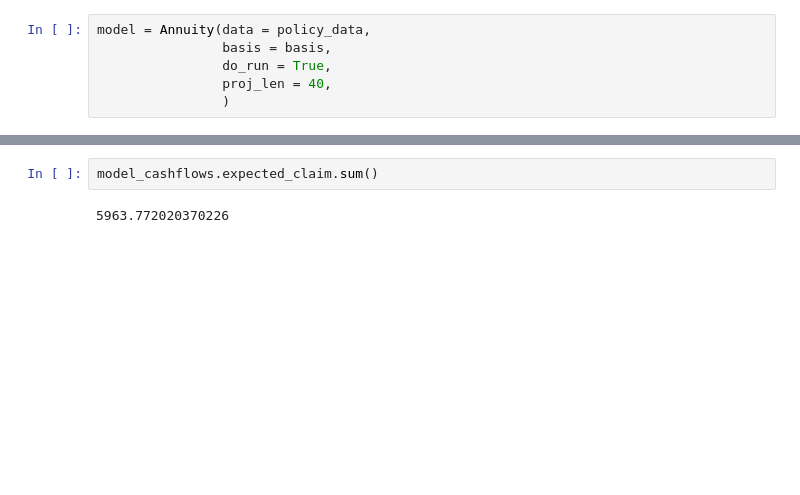
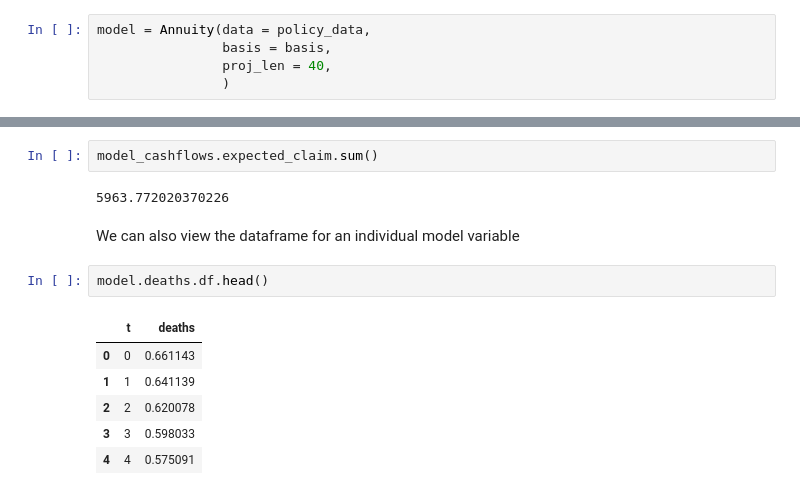
Before and after one commit to lewisfogden/heavylight, a Jupyter notebook: examples/notebook/heavylight_tables.ipynb, the cells around one changed output, grey strips where cells are left out. Drawn from its saved outputs; the diff is of its cells as text; blank space fills up the shorter version.

```diff
--- a/examples/notebook/heavylight_tables.ipynb
+++ b/examples/notebook/heavylight_tables.ipynb
@@ -68,7 +68,6 @@ Create an instance of the model, passing in the data and basis.
 # %%
 model = Annuity(data = policy_data,
                 basis = basis,
-                do_run = True,
                 proj_len = 40,
                 )
 # %% [markdown]
@@ -119,3 +118,14 @@ npv(model_cashflows["expected_claim"], 0)
 model_cashflows.expected_claim.sum()
 # %% [output]
 5963.772020370226
+# %% [markdown]
+We can also view the dataframe for an individual model variable
+# %%
+model.deaths.df.head()
+# %% [output]
+|  | t | deaths |
+| 0 | 0 | 0.661143 |
+| 1 | 1 | 0.641139 |
+| 2 | 2 | 0.620078 |
+| 3 | 3 | 0.598033 |
+| 4 | 4 | 0.575091 |
```
Also changed, not shown: parts of 4 cells of this notebook, 11 other files.
